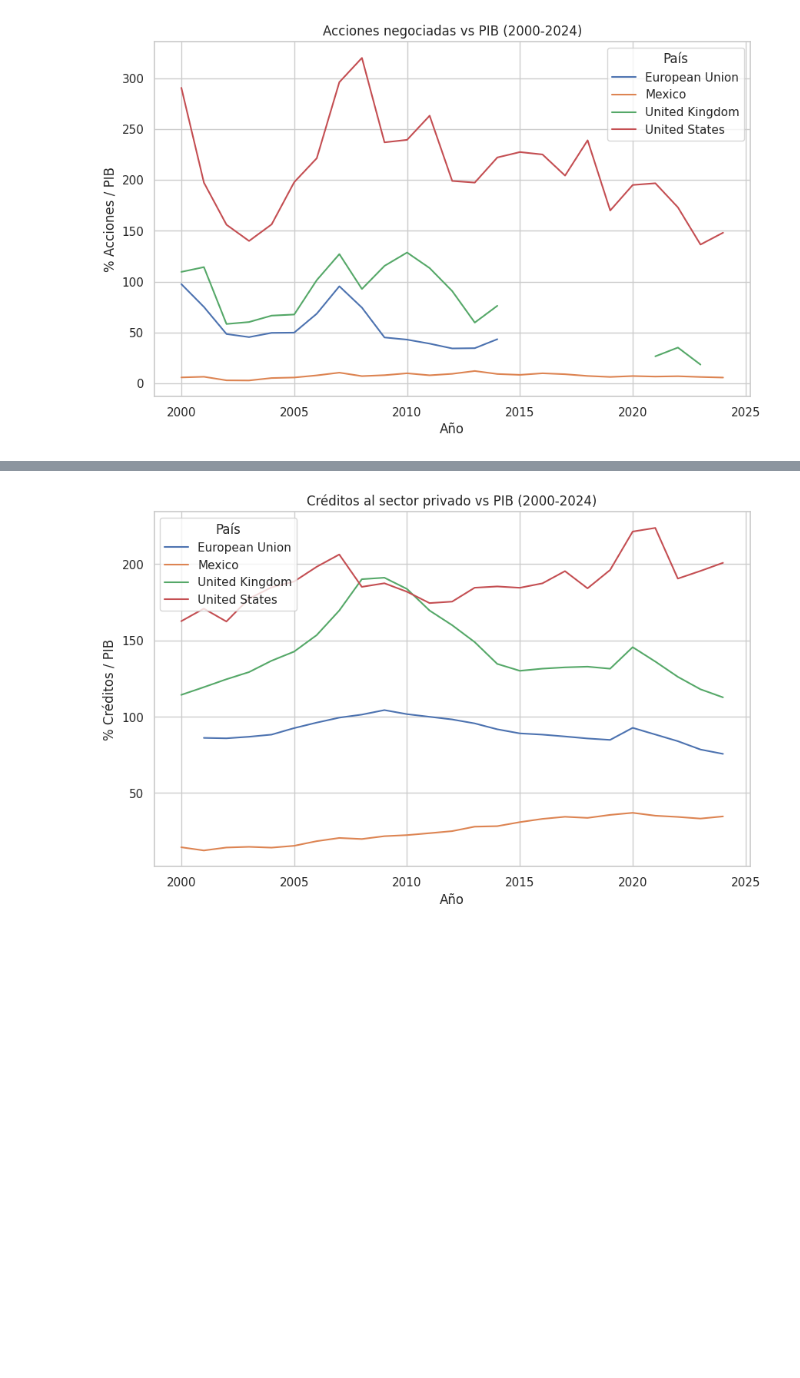
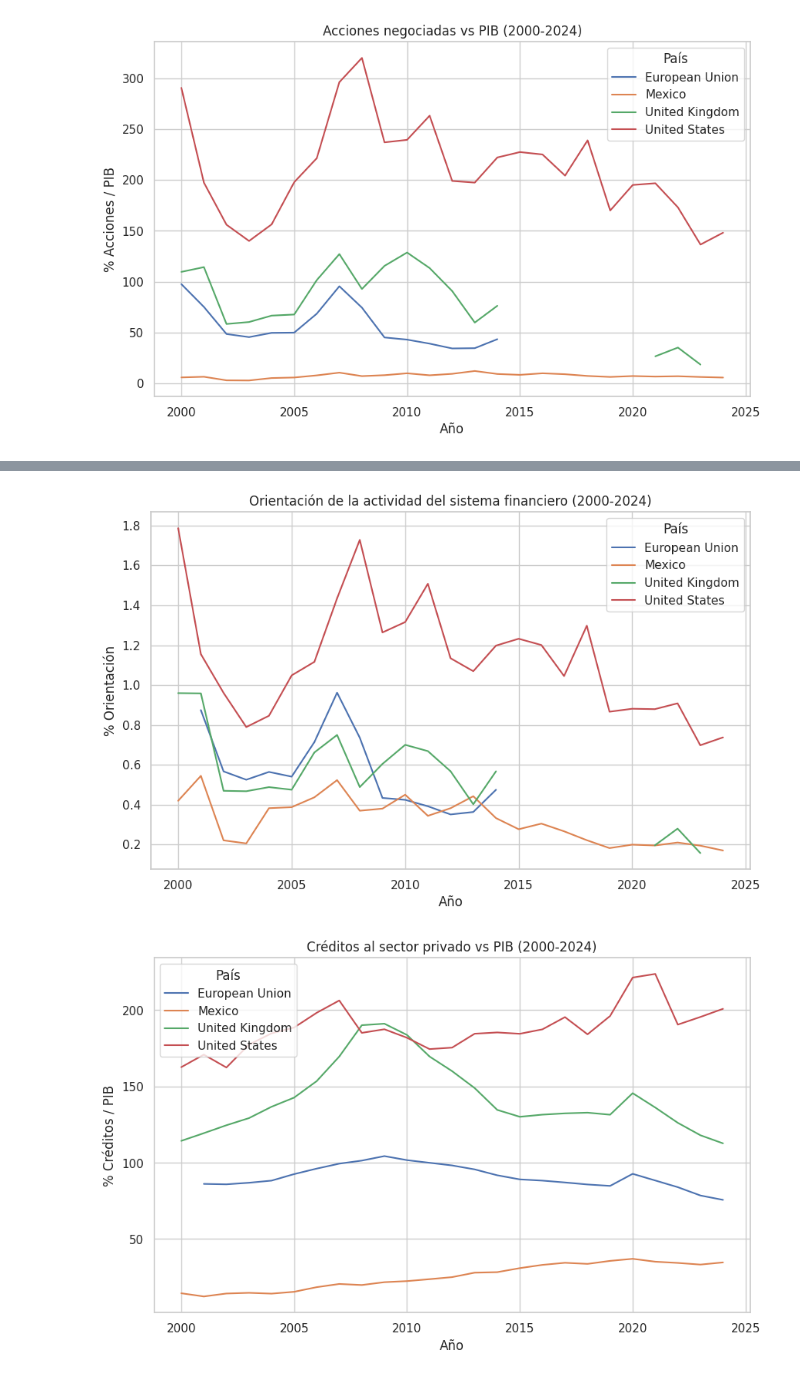
Before and after one commit to raulval9/PrimerPrueba, a Jupyter notebook: IndicadoresReinoUnido.ipynb, the cells around one changed output, grey strips where cells are left out. Cells and saved outputs as stored; diff of their text form; code cells hidden in the pictures; blank space fills up the shorter version.

```diff
--- a/IndicadoresReinoUnido.ipynb
+++ b/IndicadoresReinoUnido.ipynb
@@ -636,3 +666,38 @@ plt.show()
+# %%
+rev = wb.get_series("CM.MKT.TRAD.GD.ZS", country=countries, date="2000:2025")
+exp = wb.get_series("FS.AST.PRVT.GD.ZS", country=countries, date="2000:2025")
+
+df_rev = rev.unstack(level=0)
+df_exp = exp.unstack(level=0)
+df_rev.to_excel("top15_pib.xlsx")
+df_exp.to_excel("top15_pibs.xlsx")
+
+# Limpiar índices
+df_rev.index = df_rev.index.droplevel("Series").astype(int)
+df_exp.index = df_exp.index.droplevel("Series").astype(int)
+
+# 🔥 Déficit = ingresos - gasto
+df_deficit = df_rev / df_exp
+
+# Reorganizar en un DataFrame
+#df = df_deficit.unstack(level=0)  # columnas = países, filas = años
+#print(df)
+#df.index = df.index.droplevel("Series")
+
+# Graficar
+df_millions = df_deficit / 1
+
+df_millions.plot(figsize=(10,6))
+
+plt.title("Orientación de la actividad del sistema financiero (2000-2024)")
+plt.ylabel("% Orientación")  # 🔧 cambio aquí
+plt.xlabel("Año")
+plt.legend(title="País")
+plt.grid(True)
+
+plt.show()
+# %% [output]
+[figure, added]
 # %%
 ## Consulta de informacion de "Crédito al sector privado % PIB"
 # Indicador de créditos al sector privado
```
Also changed, not shown: parts of 4 cells of this notebook.
